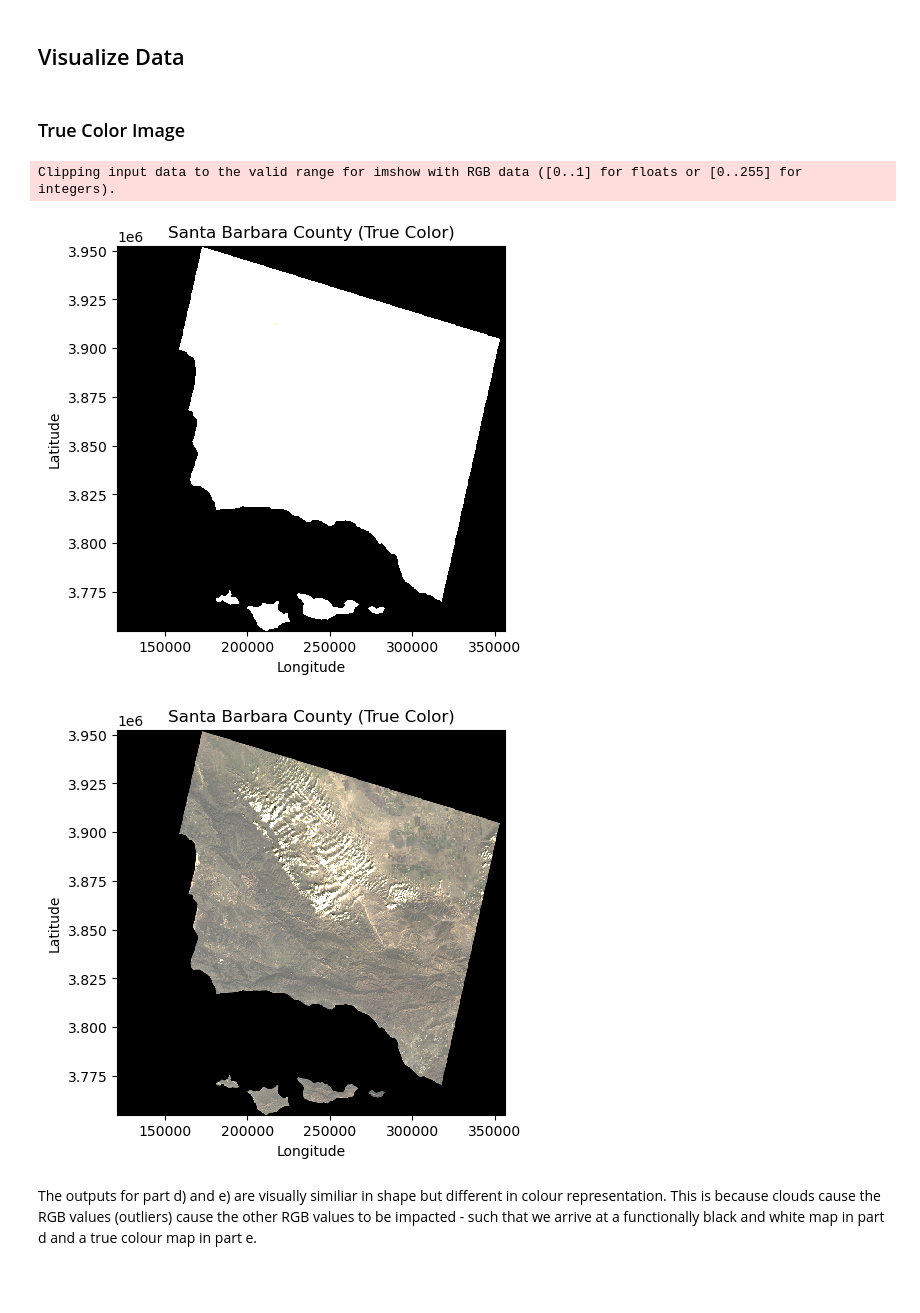
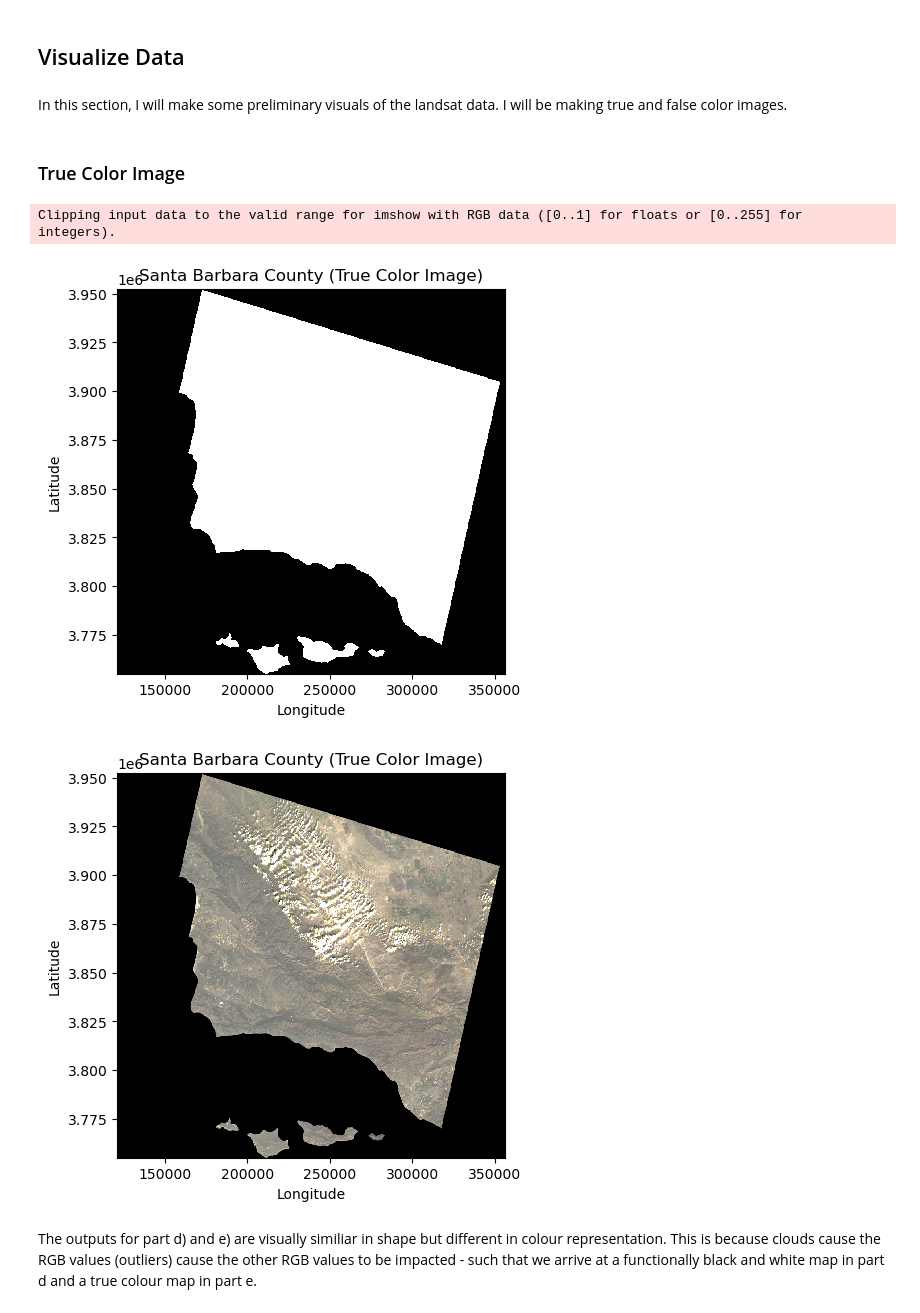
Before and after one commit to nmoraescommit/eds220-hw4, a Jupyter notebook: hwk4-task2-false-color-MORAES.ipynb, the cells around one changed output. Saved outputs shown, nothing was run; the diff lists cells and outputs as text; code cells hidden in the pictures; blank space fills up the shorter version.

```diff
--- a/hwk4-task2-false-color-MORAES.ipynb
+++ b/hwk4-task2-false-color-MORAES.ipynb
@@ -130,31 +136,33 @@ landsat.rio.crs
 CRS.from_epsg(32611)
 # %% [markdown]
 ## Visualize Data
+# %% [markdown]
+In this section, I will make some preliminary visuals of the landsat data. I will be making true and false color images.
 # %% [markdown]
 ### True Color Image
 # %%
 # Select the red, green, and blue variables (in that order) of the xarray.Dataset to create and RGB image
 fig, ax = plt.subplots(figsize = (5, 5)) # Set up plot
 
 (landsat[['red', 'green', 'blue']]).to_array().plot.imshow() # Plot 'Landsat'
-ax.set_title("Santa Barbara County (True Color)")  # Add title
+ax.set_title("Santa Barbara County (True Color Image)")  # Add title
 
 # Set axis labels
 ax.set_xlabel("Longitude")
 ax.set_ylabel("Latitude")
 
 # Show map
 plt.show()
 # %% [output]
 Clipping input data to the valid range for imshow with RGB data ([0..1] for floats or [0..255] for integers).
-[figure, old version]
+[figure, new version]
 # %%
 # Adjust the scale for plotting the bands for a true color image
 fig, ax = plt.subplots(figsize = (5, 5)) # Set up plot
 
 (landsat[['red', 'green', 'blue']]).to_array().plot.imshow(robust = True) # Plot Landsat True Color image
 
-ax.set_title("Santa Barbara County (True Color)")  # Add title
+ax.set_title("Santa Barbara County (True Color Image)")  # Add title
 
 # Set axis labels
 ax.set_xlabel("Longitude")
@@ -163,7 +171,7 @@ ax.set_ylabel("Latitude")
 # Show map
 plt.show()
 # %% [output]
-[figure, old version]
+[figure, new version]
 # %% [markdown]
 The outputs for part d) and e) are visually similiar in shape but different in colour representation. This is because clouds cause the RGB values (outliers) cause the other RGB values to be impacted - such that we arrive at a functionally black and white map in part d and a true colour map in part e.
 # %% [markdown]
```
Also changed, not shown: parts of 14 cells of this notebook, 1 other file.
